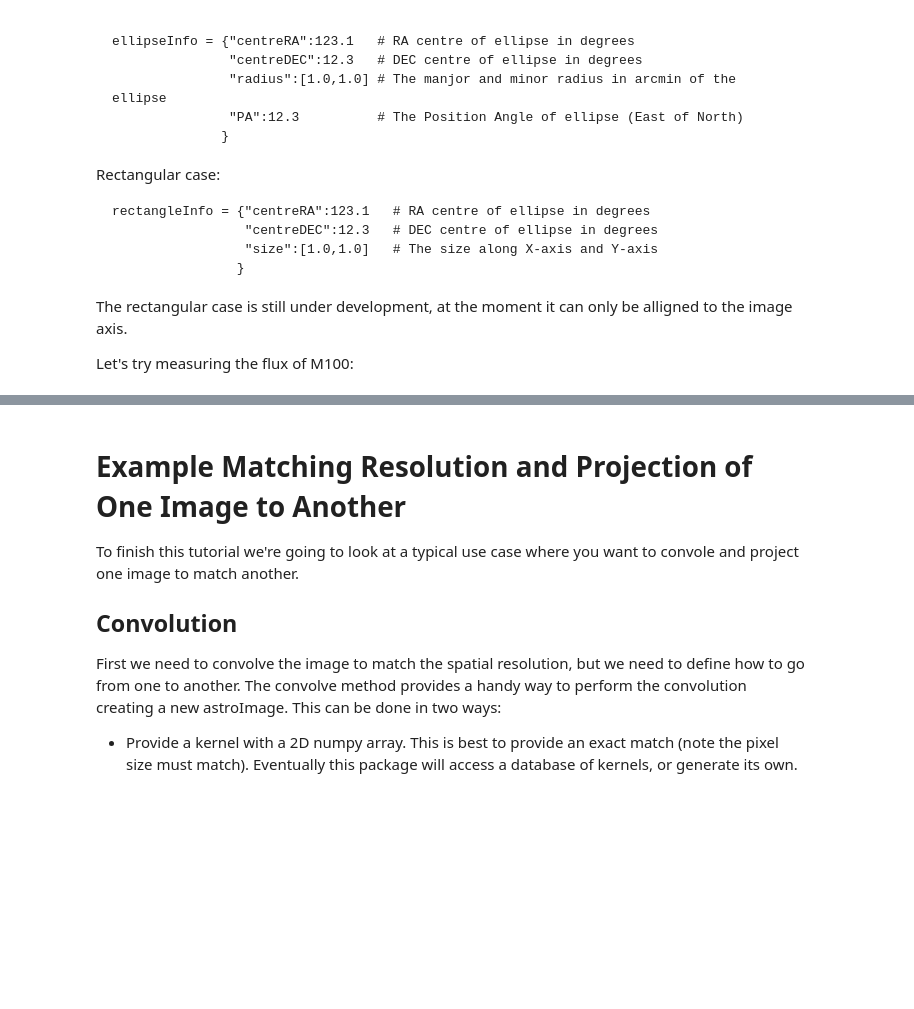
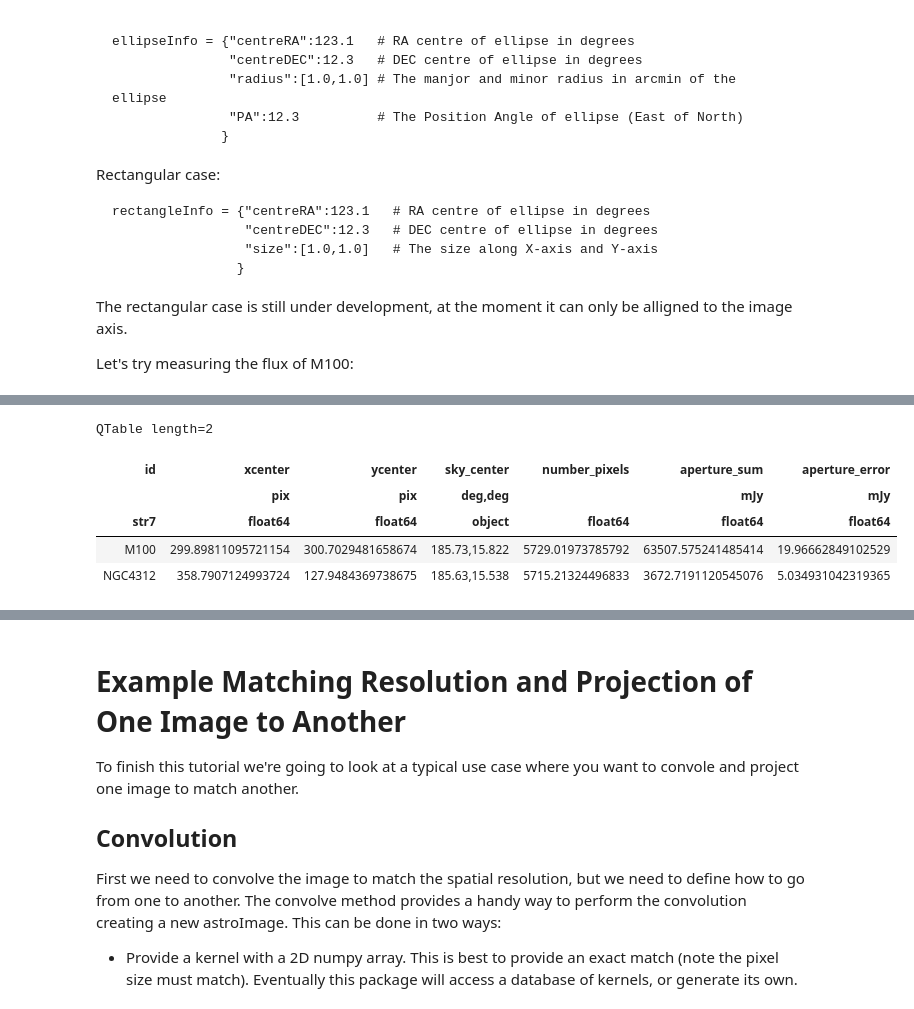
Before and after one commit to mwls/astroIm, a Jupyter notebook: Notebooks/AstroImage Tutorial.ipynb, the cells around one changed output, grey strips where cells are left out. Drawn from its saved outputs; the diff is of its cells as text; code cells hidden in the pictures; blank space fills up the shorter version.

```diff
--- a/Notebooks/AstroImage Tutorial.ipynb
+++ b/Notebooks/AstroImage Tutorial.ipynb
@@ -230,0 +290,14 @@ Let's try measuring the flux of M100:
+# %%
+centres = {'M100':SkyCoord(185.73, 15.822, unit="deg", frame="icrs"),\
+           'NGC4312':SkyCoord(185.63, 15.538, unit="deg", frame="icrs")}
+#centres = {'M100':SkyCoord(185.73, 15.822, unit="deg", frame="icrs")}
+
+circlePhotometry = fitsImage.circularAperture(centres, radius=4.2*u.arcmin, localBackSubtract={'inner':5.0*u.arcmin, 'outer':6.0*u.arcmin}, error=fitsImage.image/100.0)
+circlePhotometry
+# %% [output]
+QTable length=2
+| id | xcenter | ycenter | sky_center | number_pixels | aperture_sum | aperture_error |
+|  | pix | pix | deg,deg |  | mJy | mJy |
+| str7 | float64 | float64 | object | float64 | float64 | float64 |
+| M100 | 299.89811095721154 | 300.7029481658674 | 185.73,15.822 | 5729.01973785792 | 63507.575241485414 | 19.96662849102529 |
+| NGC4312 | 358.7907124993724 | 127.9484369738675 | 185.63,15.538 | 5715.21324496833 | 3672.7191120545076 | 5.034931042319365 |
```
Also changed, not shown: parts of 21 cells of this notebook, 1 other file.
